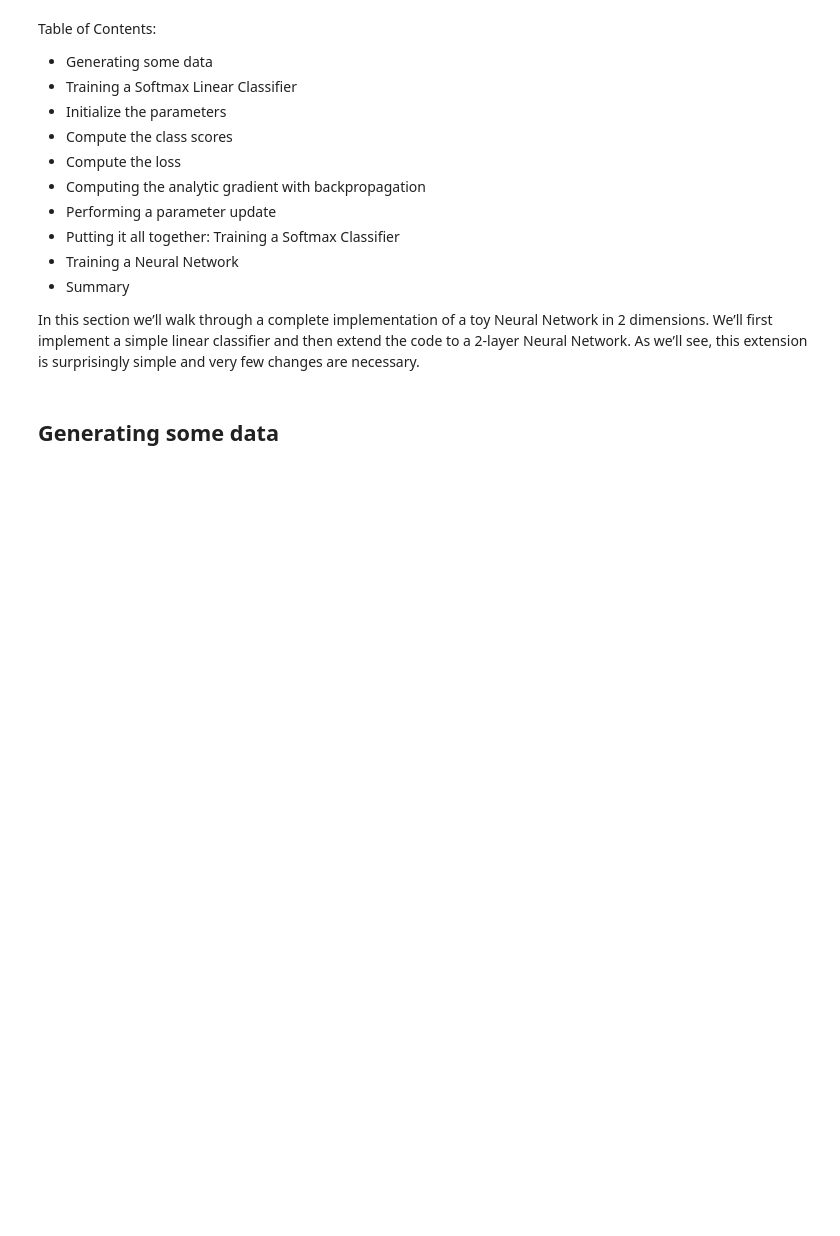
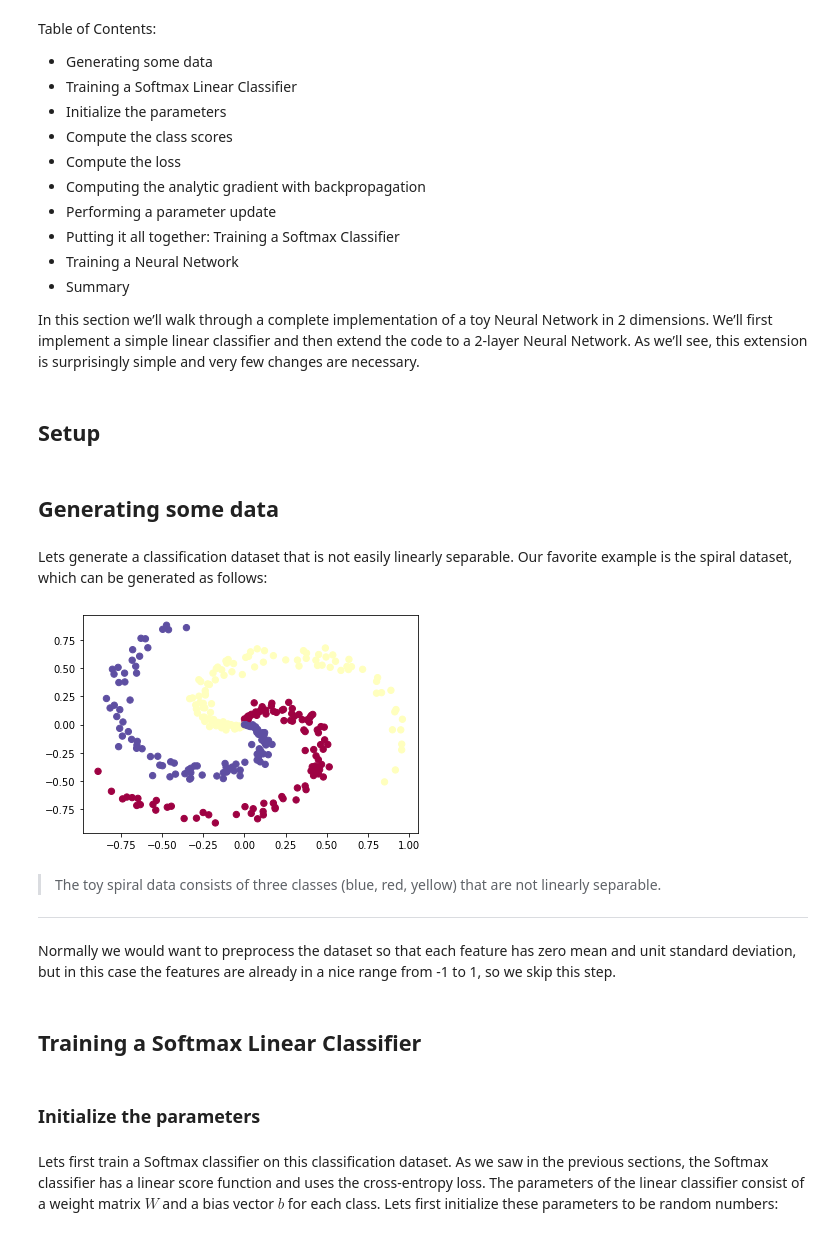
Before and after one commit to rahiakela/cs231n-convolutional-neural-networks-for-visual-recognition, a Jupyter notebook: module-1-neural-networks/8_putting_it_together_minimal_neural_network_case_study.ipynb, the cells around one changed output. Saved outputs shown, nothing was run; the diff lists cells and outputs as text; code cells hidden in the pictures; blank space fills up the shorter version.

```diff
--- a/module-1-neural-networks/8_putting_it_together_minimal_neural_network_case_study.ipynb
+++ b/module-1-neural-networks/8_putting_it_together_minimal_neural_network_case_study.ipynb
@@ -17,5 +17,58 @@ Table of Contents:
 - Summary
 
 In this section we’ll walk through a complete implementation of a toy Neural Network in 2 dimensions. We’ll first implement a simple linear classifier and then extend the code to a 2-layer Neural Network. As we’ll see, this extension is surprisingly simple and very few changes are necessary.
+# %% [markdown]
+## Setup
+# %%
+import numpy as np
+import matplotlib.pyplot as plt
+
+%matplotlib inline
+plt.rcParams['figure.figsize'] = (10.0, 8.0) # set default size of plots
+plt.rcParams['image.interpolation'] = 'nearest'
+plt.rcParams['image.cmap'] = 'gray'
+
+# for auto-reloading extenrnal modules
+# see http://stackoverflow.com/questions/1907993/autoreload-of-modules-in-ipython
+%load_ext autoreload
+%autoreload 2
 # %% [markdown]
 ## Generating some data
+# %% [markdown]
+Lets generate a classification dataset that is not easily linearly separable. Our favorite example is the spiral dataset, which can be generated as follows:
+# %%
+np.random.seed(0)
+
+N = 100    # number of points per class
+D = 2      # dimensionality
+K = 3      # number of classes
+
+# data matrix (each row = single example)
+X = np.zeros(( N * K, D))
+# class labels
+y = np.zeros(N * K, dtype='uint8')
+
+for j in range(K):
+  xi = range(N * j, N * (j + 1))
+  r = np.linspace(0.0, 1, N)  # radius
+  t = np.linspace(j * 4, (j + 1) * 4, N) + np.random.randn(N) * 0.2   # theta
+  X[xi] = np.c_[r * np.sin(t), r * np.cos(t)]
+  y[xi] = j
+
+# lets visualize the data:
+plt.scatter(X[:, 0], X[:, 1], c=y, s=40, cmap=plt.cm.Spectral)
+plt.show()
+# %% [output]
+[figure, added]
+# %% [markdown]
+> The toy spiral data consists of three classes (blue, red, yellow) that are not linearly separable.
+
+---
+
+Normally we would want to preprocess the dataset so that each feature has zero mean and unit standard deviation, but in this case the features are already in a nice range from -1 to 1, so we skip this step.
+# %% [markdown]
+## Training a Softmax Linear Classifier
+# %% [markdown]
+### Initialize the parameters
+# %% [markdown]
+Lets first train a Softmax classifier on this classification dataset. As we saw in the previous sections, the Softmax classifier has a linear score function and uses the cross-entropy loss. The parameters of the linear classifier consist of a weight matrix $W$ and a bias vector $b$ for each class. Lets first initialize these parameters to be random numbers:
```
Also changed, not shown: parts of 25 cells of this notebook.
